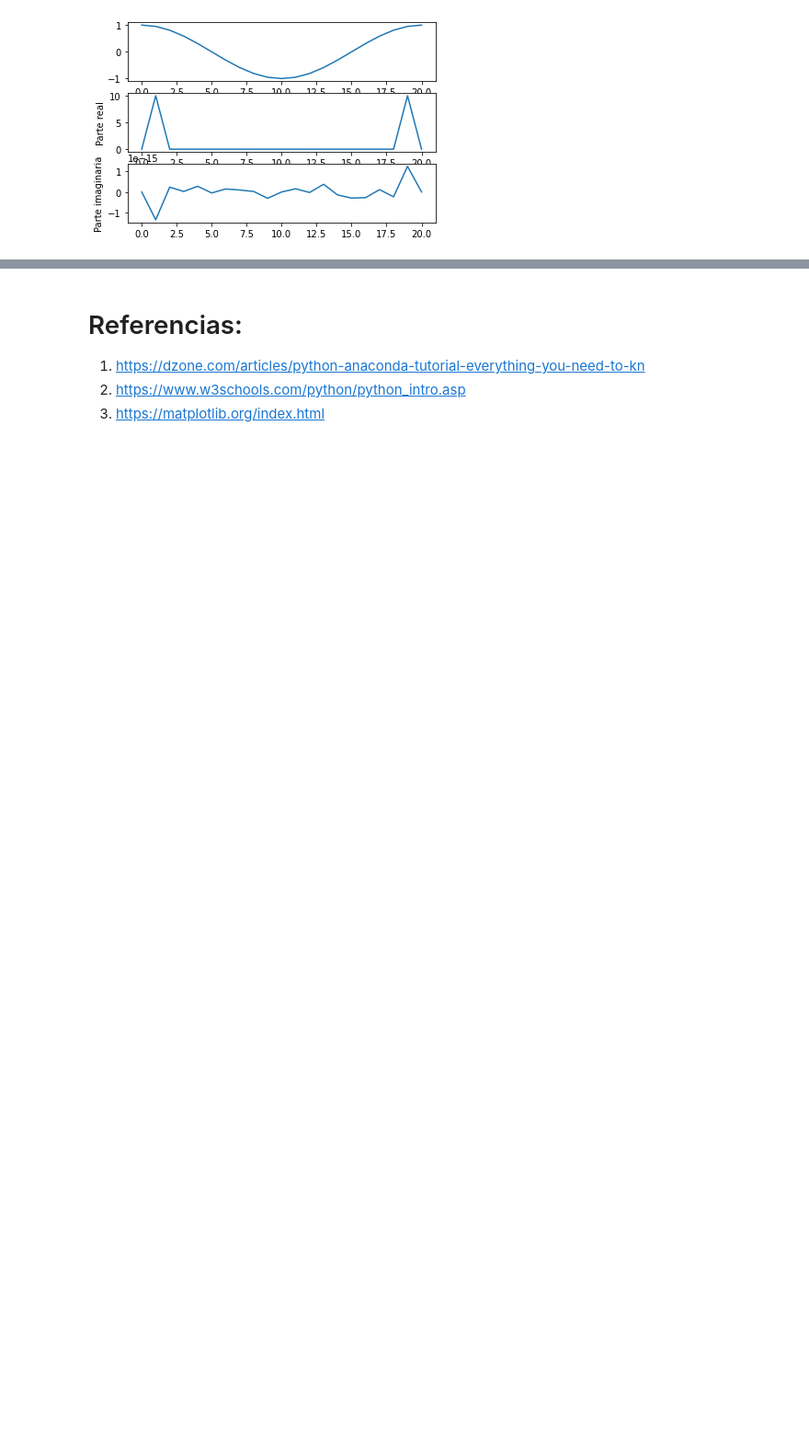
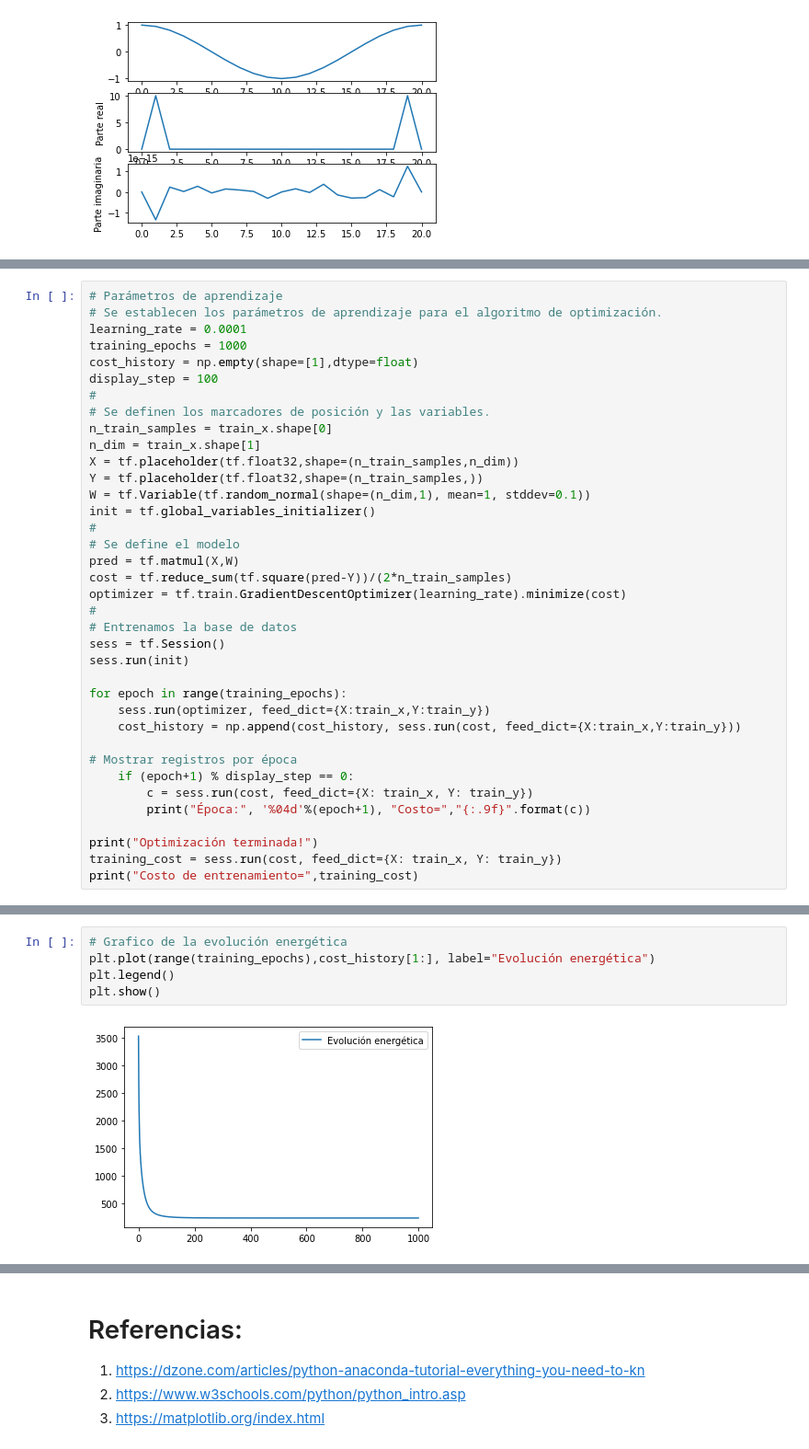
Before and after one commit to FeerJim/intro_Python, a Jupyter notebook: Intro.ipynb, the cells around one changed output, grey strips where cells are left out. Shown at 92% size. Saved outputs shown, nothing was run; the diff lists cells and outputs as text; blank space fills up the shorter version.

```diff
--- a/Intro.ipynb
+++ b/Intro.ipynb
@@ -261,0 +399,37 @@ plt.show()
+# %%
+# Parámetros de aprendizaje
+# Se establecen los parámetros de aprendizaje para el algoritmo de optimización.
+learning_rate = 0.0001
+training_epochs = 1000
+cost_history = np.empty(shape=[1],dtype=float)
+display_step = 100
+#
+# Se definen los marcadores de posición y las variables.
+n_train_samples = train_x.shape[0]
+n_dim = train_x.shape[1]
+X = tf.placeholder(tf.float32,shape=(n_train_samples,n_dim))
+Y = tf.placeholder(tf.float32,shape=(n_train_samples,))
+W = tf.Variable(tf.random_normal(shape=(n_dim,1), mean=1, stddev=0.1))
+init = tf.global_variables_initializer()
+#
+# Se define el modelo
+pred = tf.matmul(X,W)
+cost = tf.reduce_sum(tf.square(pred-Y))/(2*n_train_samples)
+optimizer = tf.train.GradientDescentOptimizer(learning_rate).minimize(cost)
+#
+# Entrenamos la base de datos
+sess = tf.Session()
+sess.run(init)
+
+for epoch in range(training_epochs):
+    sess.run(optimizer, feed_dict={X:train_x,Y:train_y})
+    cost_history = np.append(cost_history, sess.run(cost, feed_dict={X:train_x,Y:train_y}))
+
+# Mostrar registros por época
+    if (epoch+1) % display_step == 0:
+        c = sess.run(cost, feed_dict={X: train_x, Y: train_y})
+        print("Época:", '%04d'%(epoch+1), "Costo=","{:.9f}".format(c))
+
+print("Optimización terminada!")
+training_cost = sess.run(cost, feed_dict={X: train_x, Y: train_y})
+print("Costo de entrenamiento=",training_cost)
@@ -261,0 +449,7 @@ plt.show()
+# %%
+# Grafico de la evolución energética
+plt.plot(range(training_epochs),cost_history[1:], label="Evolución energética")
+plt.legend()
+plt.show()
+# %% [output]
+[figure, added]
```
Also changed, not shown: parts of 13 cells of this notebook.
